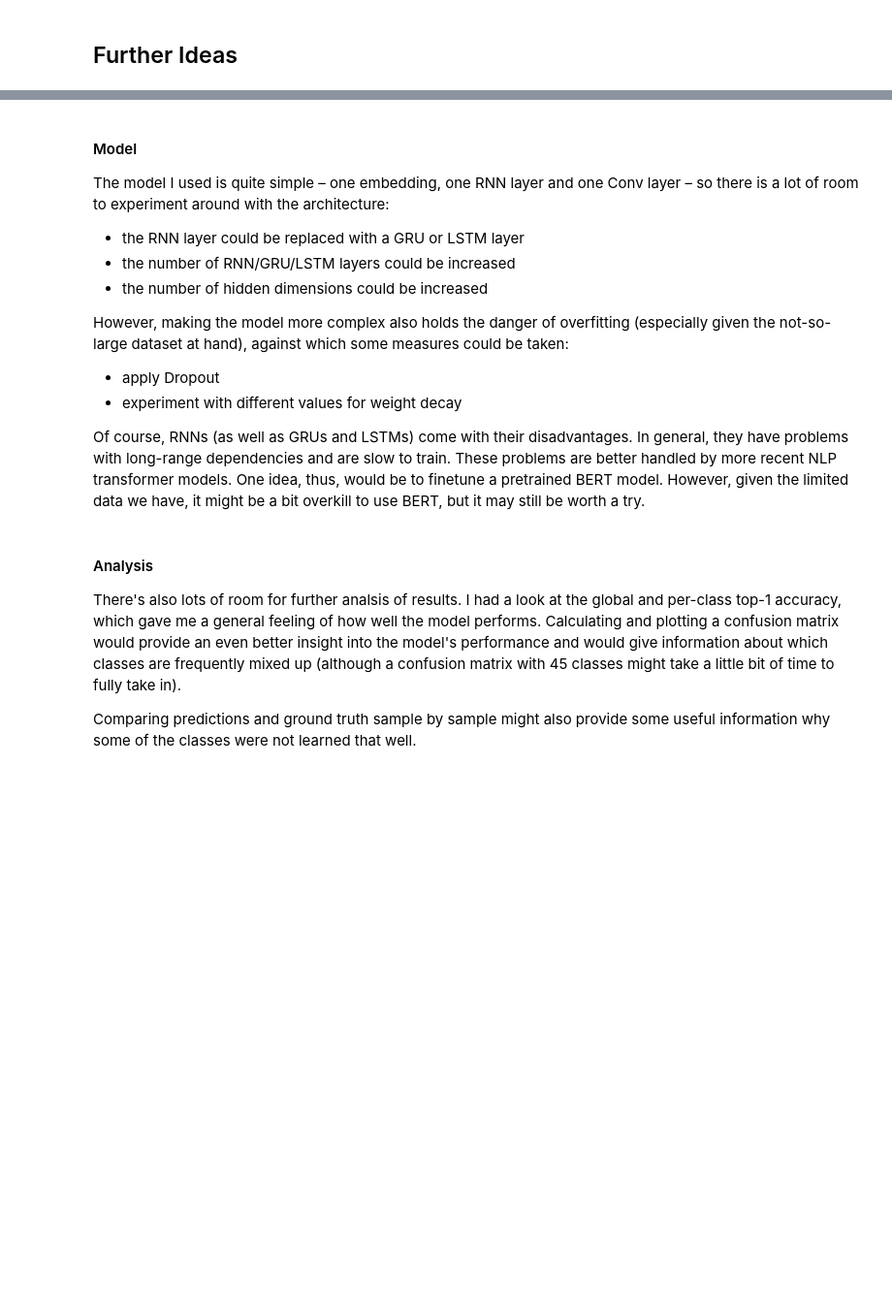
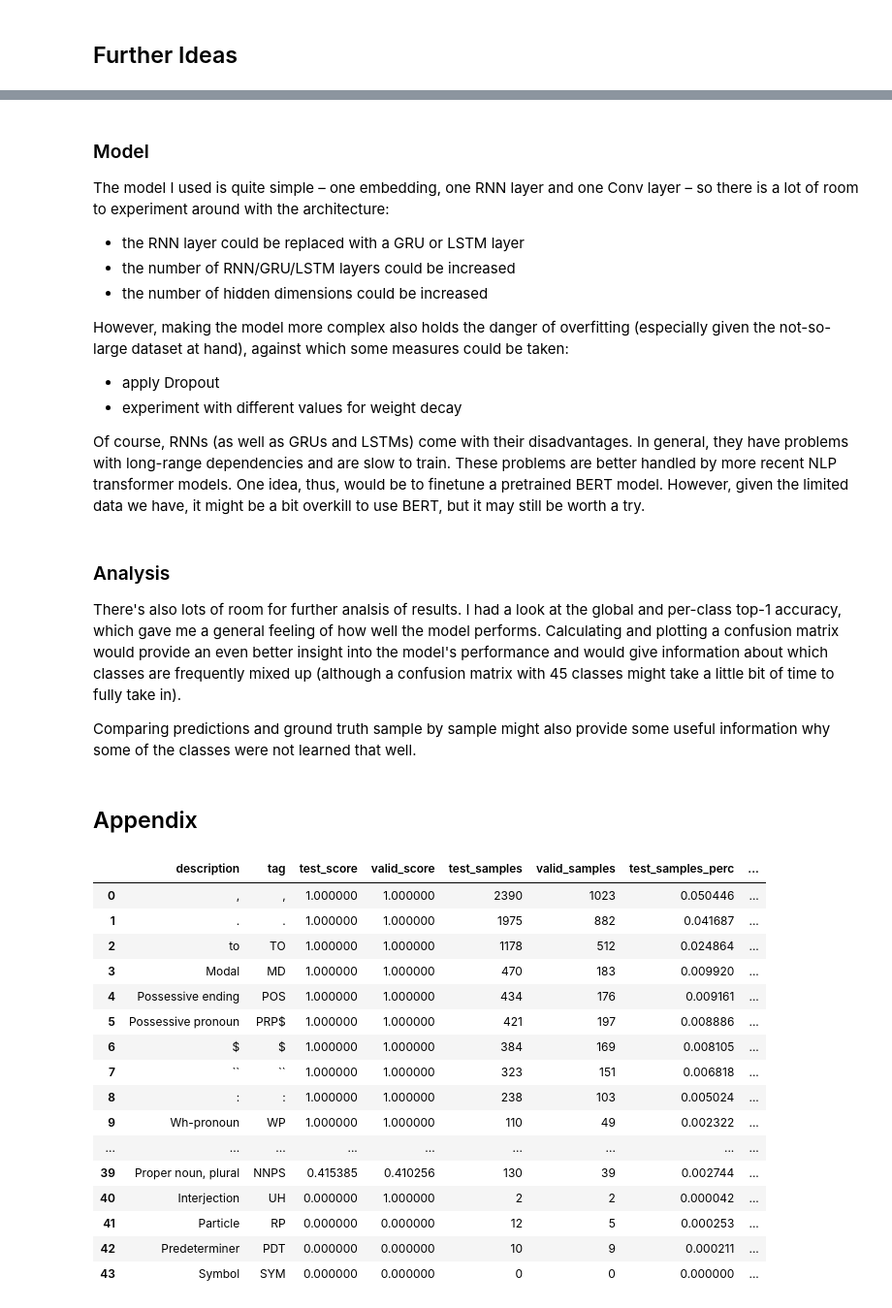
Before and after one commit to HeleneFabia/pos-tagger, a Jupyter notebook: postagger.ipynb, the cells around one changed output, grey strips where cells are left out. Shown at 97% size. Saved outputs shown, nothing was run; the diff lists cells and outputs as text; code cells hidden in the pictures; blank space fills up the shorter version.

```diff
--- a/postagger.ipynb
+++ b/postagger.ipynb
@@ -396,7 +376,7 @@ Regarding hyphenated words, I am still unsure how to handle them well. The bigge
 
 As noted in the written-up analysis, some of the punctuation (such as `.` and `'`) is not learned perfectly. What could allow the model to better learn them is to simply drop them for tokens that also include letters or digits. That way a token only consising of punctuation would be retained (i.e., `.` would still be `.`) but tokens such as `1.45` or `'s` would be converted to `145` or `s`, thus not confusing the model.
 # %% [markdown]
-#### Model
+### Model
 The model I used is quite simple – one embedding, one RNN layer and one Conv layer – so there is a lot of room to experiment around with the architecture:
 - the RNN layer could be replaced with a GRU or LSTM layer
 - the number of RNN/GRU/LSTM layers could be increased
@@ -408,8 +388,38 @@ However, making the model more complex also holds the danger of overfitting (esp
 
 Of course, RNNs (as well as GRUs and LSTMs) come with their disadvantages. In general, they have problems with long-range dependencies and are slow to train. These problems are better handled by more recent NLP transformer models. One idea, thus, would be to finetune a pretrained BERT model. However, given the limited data we have, it might be a bit overkill to use BERT, but it may still be worth a try.
 # %% [markdown]
-#### Analysis
+### Analysis
 
 There's also lots of room for further analsis of results. I had a look at the global and per-class top-1 accuracy, which gave me a general feeling of how well the model performs. Calculating and plotting a confusion matrix would provide an even better insight into the model's performance and would give information about which classes are frequently mixed up (although a confusion matrix with 45 classes might take a little bit of time to fully take in).
 
 Comparing predictions and ground truth sample by sample might also provide some useful information why some of the classes were not learned that well.
+# %% [markdown]
+## Appendix
+# %%
+def highlight_cols(x):
+    df = x.copy()
+    df.loc[:,:] = 'background-color: black'
+    df[['description','tag']] = 'background-color: grey'
+    return df
+# %%
+# metrics sorted by test_score
+
+metrics_df.style.apply(highlight_cols, axis=None)
+# %% [output]
+|  | description | tag | test_score | valid_score | test_samples | valid_samples | test_samples_perc | ... |
+| 0 | , | , | 1.000000 | 1.000000 | 2390 | 1023 | 0.050446 | ... |
+| 1 | . | . | 1.000000 | 1.000000 | 1975 | 882 | 0.041687 | ... |
+| 2 | to | TO | 1.000000 | 1.000000 | 1178 | 512 | 0.024864 | ... |
+| 3 | Modal | MD | 1.000000 | 1.000000 | 470 | 183 | 0.009920 | ... |
+| 4 | Possessive ending | POS | 1.000000 | 1.000000 | 434 | 176 | 0.009161 | ... |
+| 5 | Possessive pronoun | PRP$ | 1.000000 | 1.000000 | 421 | 197 | 0.008886 | ... |
+| 6 | $ | $ | 1.000000 | 1.000000 | 384 | 169 | 0.008105 | ... |
+| 7 | `` | `` | 1.000000 | 1.000000 | 323 | 151 | 0.006818 | ... |
+| 8 | : | : | 1.000000 | 1.000000 | 238 | 103 | 0.005024 | ... |
+| 9 | Wh-pronoun | WP | 1.000000 | 1.000000 | 110 | 49 | 0.002322 | ... |
+| ... | ... | ... | ... | ... | ... | ... | ... | ... |
+| 39 | Proper noun, plural | NNPS | 0.415385 | 0.410256 | 130 | 39 | 0.002744 | ... |
+| 40 | Interjection | UH | 0.000000 | 1.000000 | 2 | 2 | 0.000042 | ... |
+| 41 | Particle | RP | 0.000000 | 0.000000 | 12 | 5 | 0.000253 | ... |
+| 42 | Predeterminer | PDT | 0.000000 | 0.000000 | 10 | 9 | 0.000211 | ... |
+| 43 | Symbol | SYM | 0.000000 | 0.000000 | 0 | 0 | 0.000000 | ... |
```
Also changed, not shown: parts of 5 cells of this notebook.
